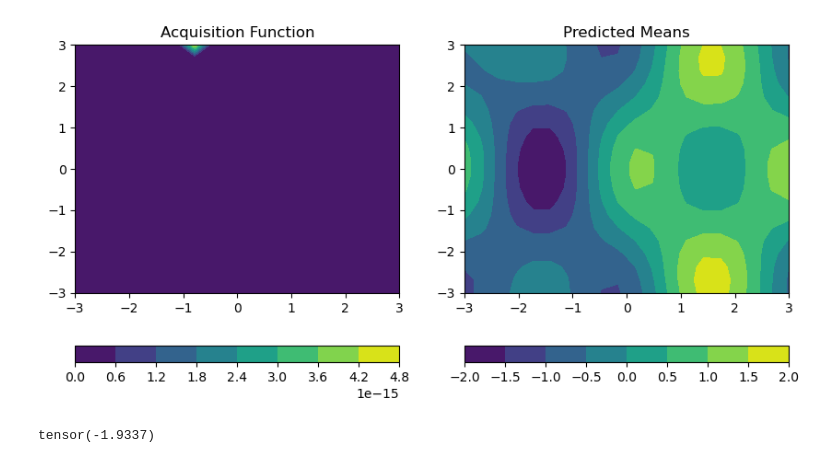
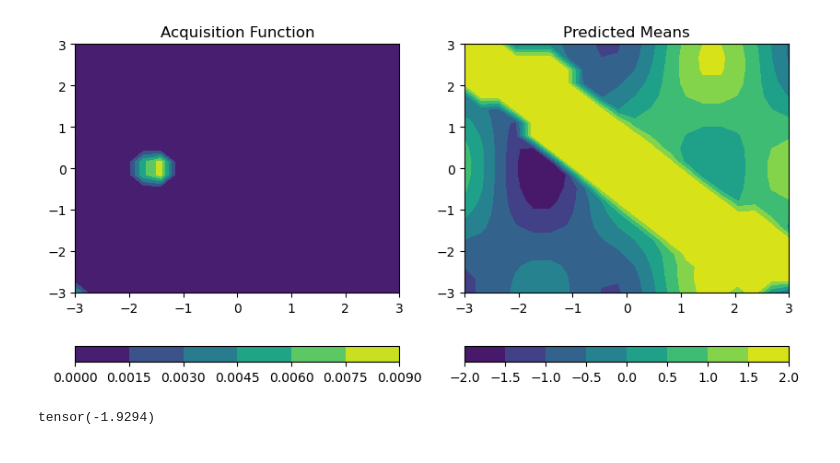
Before and after one commit to gourav-k/sprayable-hydrogels, a Jupyter notebook: Toy_problem/gpytorch_BO_toyProblem_Ben.ipynb, the cells around one changed output. Saved outputs shown, nothing was run; the diff lists cells and outputs as text; code cells hidden in the pictures.

Commit message:
"replace" method - fixed bug

```diff
--- a/Toy_problem/gpytorch_BO_toyProblem_Ben.ipynb
+++ b/Toy_problem/gpytorch_BO_toyProblem_Ben.ipynb
@@ -200,13 +198,14 @@ x_best = train_x[best_idx, :]
 y_best = train_y[best_idx]
 
 # calculate expected improvement
-obj_pred_means = feasible_replace(logit_means[1],obj_pred_means)
-ei = calculate_acf(obj_pred_means, obj_pred.stddev, y_best)
+obj_pred_means = feasible_replace(logit_means.max(0)[1].reshape(20,20)-1,obj_pred_means.reshape(20,20))
+ei = calculate_acf(obj_pred_means.reshape(400), obj_pred.stddev, y_best)
 #ei = calculate_acf(obj_pred_means, confidence, y_best) # which is better - stddev or confidence?
 
 # multiply by the classification probability
-fwa_old = ei * class_probabilites[0]
-fwa_mat = fwa.reshape(20,20) # for plotting
+#fwa_old = ei * class_probabilites[0]
+fwa_old = ei
+fwa_mat = fwa_old.reshape(20,20) # for plotting
 fwa_best_idx = torch.argmax(fwa_old) # index of best
 x_best = test_x[fwa_best_idx,:]
 
@@ -267,12 +280,13 @@ while iter < 1000 and error > tol:
     y_best = train_y[best_idx]
 
     # calculate expected improvement
-    obj_pred_means = feasible_replace(logit_means[1],obj_pred_means)
-    ei = calculate_acf(obj_pred_means, obj_pred.stddev, y_best)
+    obj_pred_means = feasible_replace(logit_means.max(0)[1].reshape(20,20)-1,obj_pred_means.reshape(20,20))
+    ei = calculate_acf(obj_pred_means.reshape(400), obj_pred.stddev, y_best)
     #ei = calculate_acf(obj_pred_means, confidence, y_best) # which is better - stddev or confidence?
 
     # multiply by the classification probability
-    fwa = ei * class_probabilites[0] # feasibility weighted acquisition
+    #fwa = ei * class_probabilites[0] # feasibility weighted acquisition
+    fwa = ei
     fwa_mat = fwa.reshape(20,20) # for plotting
     fwa_best_idx = torch.argmax(fwa) # index of highest ei
     x_best = test_x[fwa_best_idx,:] # x location of highest ei
@@ -291,21 +305,21 @@ while iter < 1000 and error > tol:
 # %%
 fig, ax = plt.subplots(1, 2, figsize=(10,5))
 
 f1 = ax[0].contourf(test_x1_mat.numpy(), test_x2_mat.numpy(), fwa_mat.numpy())
 ax[0].set_title('Acquisition Function')
 
-f2 = ax[1].contourf(test_x1_mat.numpy(), test_x2_mat.numpy(), obj_means_mat)
+f2 = ax[1].contourf(test_x1_mat.numpy(), test_x2_mat.numpy(), obj_pred_means.reshape(20,20).numpy())
 ax[1].set_title('Predicted Means')
 
 fig.colorbar(f1,location = 'bottom')
 fig.colorbar(f2,location = 'bottom')
 plt.show()
 # %% [output]
-[figure, old version]
+[figure, new version]
 # %%
-torch.min(obj_pred_means)
+torch.min(obj_means_mat)
 # %% [output]
-tensor(-1.9337)
+tensor(-1.9294)
 # %%
 # #initialize likelihood and model - regression
 # reg_likelihood = gpytorch.likelihoods.GaussianLikelihood()
```
Also changed, not shown: parts of 2 cells of this notebook.
